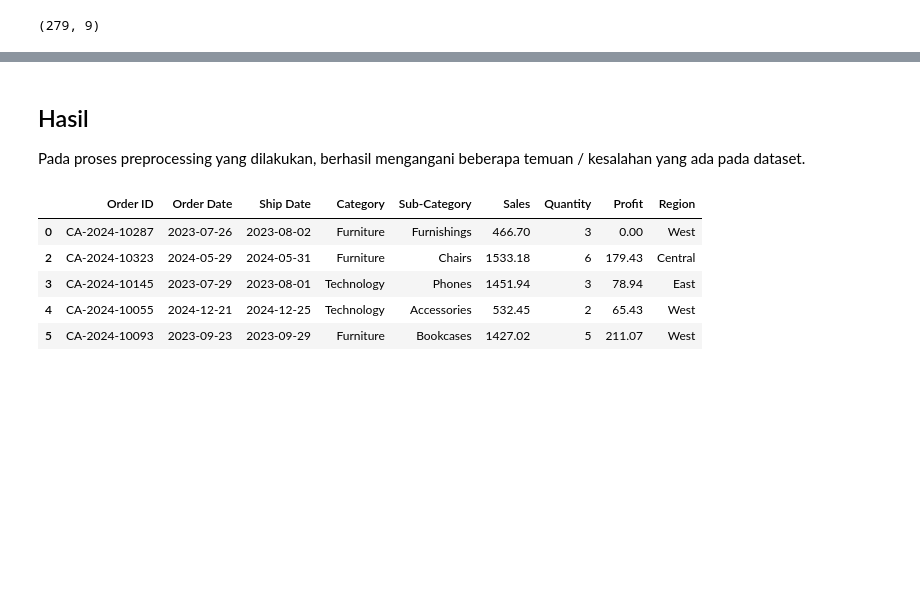
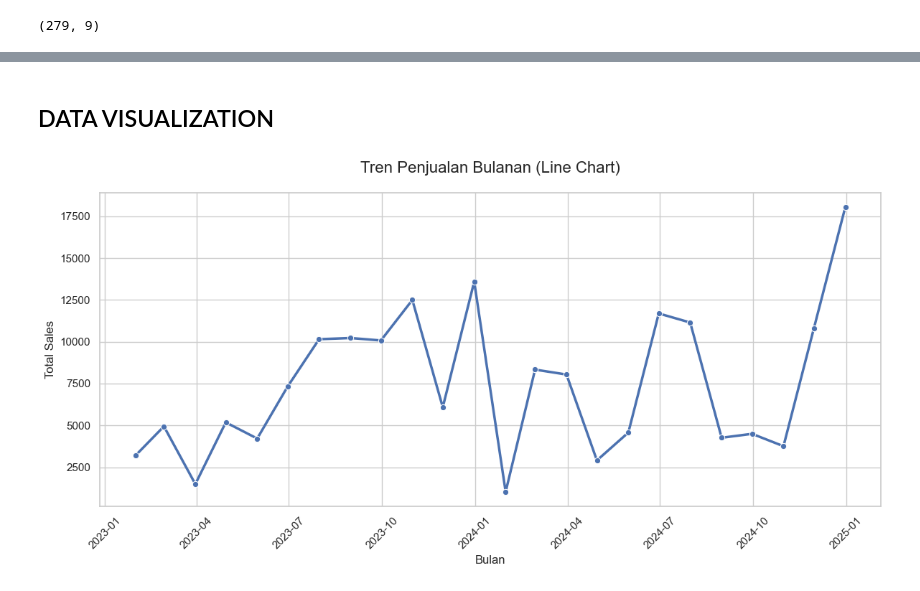
Before and after one commit to rfaoktvian/VisualisasiData_College, a Jupyter notebook: Assignment2/main.ipynb, the cells around one changed output, grey strips where cells are left out. Drawn from its saved outputs; the diff is of its cells as text; code cells hidden in the pictures; blank space fills up the shorter version.

Commit message:
feat: data visualization

```diff
--- a/Assignment2/main.ipynb
+++ b/Assignment2/main.ipynb
@@ -404,13 +408,17 @@ df.shape
 # %% [markdown]
-## Hasil
-
-Pada proses preprocessing yang dilakukan, berhasil mengangani beberapa temuan / kesalahan yang ada pada dataset.
+## DATA VISUALIZATION
 # %%
-df.head()
+df_clean = df.sort_values('Order Date')
+monthly_data = df_clean.set_index('Order Date').resample('M').agg({'Sales': 'sum', 'Profit': 'sum'}).reset_index()
+sns.set_theme(style="whitegrid")
-# %% [output]
-|  | Order ID | Order Date | Ship Date | Category | Sub-Category | Sales | Quantity | Profit | Region |
-| 0 | CA-2024-10287 | 2023-07-26 | 2023-08-02 | Furniture | Furnishings | 466.70 | 3 | 0.00 | West |
-| 2 | CA-2024-10323 | 2024-05-29 | 2024-05-31 | Furniture | Chairs | 1533.18 | 6 | 179.43 | Central |
-| 3 | CA-2024-10145 | 2023-07-29 | 2023-08-01 | Technology | Phones | 1451.94 | 3 | 78.94 | East |
-| 4 | CA-2024-10055 | 2024-12-21 | 2024-12-25 | Technology | Accessories | 532.45 | 2 | 65.43 | West |
-| 5 | CA-2024-10093 | 2023-09-23 | 2023-09-29 | Furniture | Bookcases | 1427.02 | 5 | 211.07 | West |
+# %%
+plt.figure(figsize=(12, 6))
+sns.lineplot(data=monthly_data, x='Order Date', y='Sales', marker='o', color='b', linewidth=2.5)
+plt.title('Tren Penjualan Bulanan (Line Chart)', fontsize=16, pad=20)
+plt.xlabel('Bulan', fontsize=12)
+plt.ylabel('Total Sales', fontsize=12)
+plt.xticks(rotation=45)
+plt.tight_layout()
+plt.show()
+# %% [output]
+[figure, added]
```
Also changed, not shown: parts of 3 cells of this notebook.
